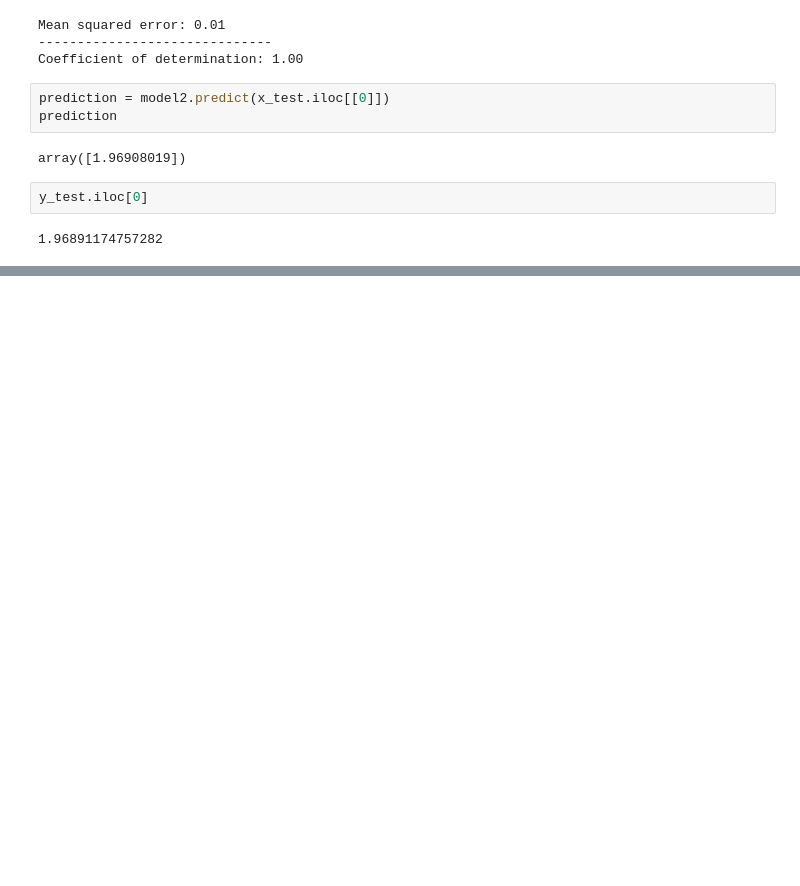
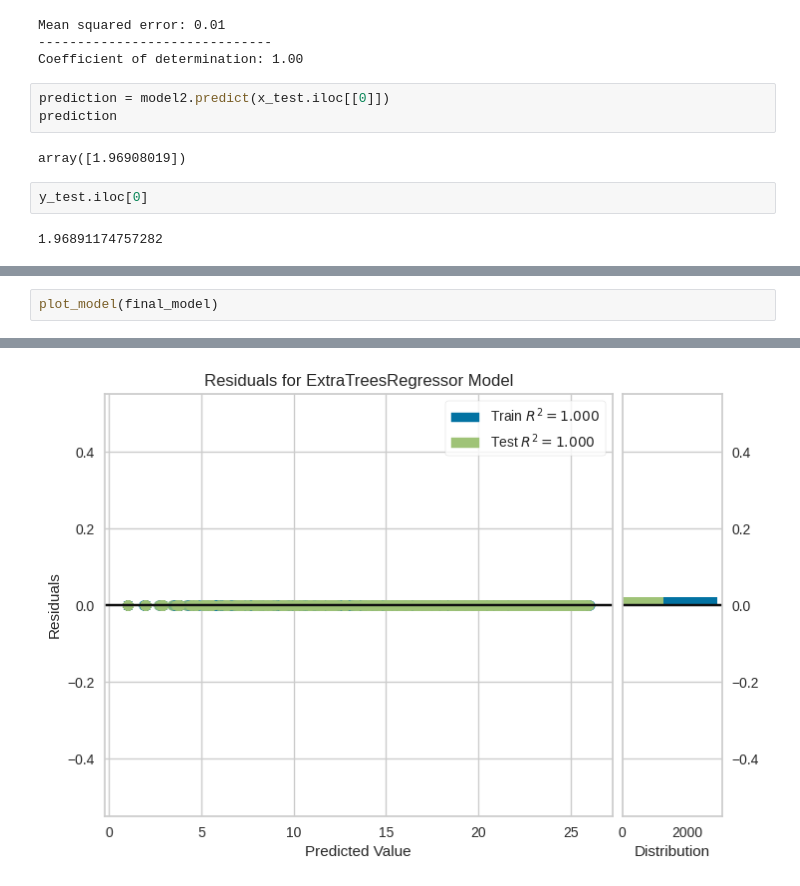
Before and after one commit to MayarQasrawi/Artificial-Intelligent, a Jupyter notebook: ML_Assignment.ipynb, the cells around one changed output, grey strips where cells are left out. Cells and saved outputs as stored; diff of their text form; blank space fills up the shorter version.

```diff
--- a/ML_Assignment.ipynb
+++ b/ML_Assignment.ipynb
@@ -404,0 +499,3 @@ R2: None
+# %%
+plot_model(final_model)
+# %% [output]
@@ -404,0 +503 @@ R2: None
+[figure, added]
```
Also changed, not shown: parts of 38 cells of this notebook.
